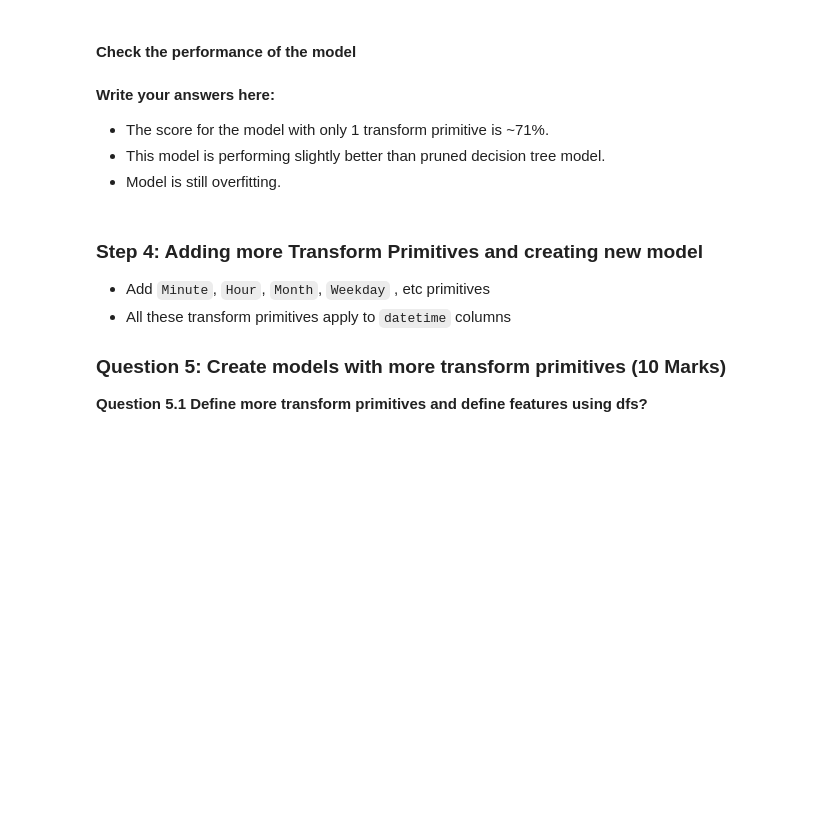
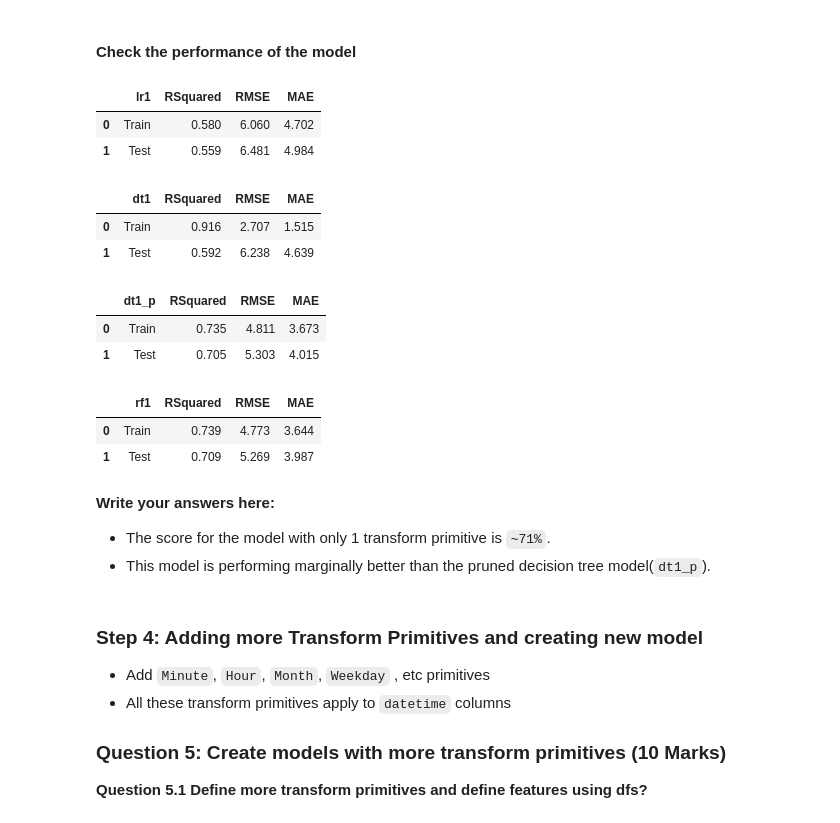
Before and after one commit to AlexHamn/NYC_taxi_ride_duration_prediction, a Jupyter notebook: NYC_Taxi_trip_duration.ipynb, the cells around one changed output. Saved outputs shown, nothing was run; the diff lists cells and outputs as text; code cells hidden in the pictures; blank space fills up the shorter version.

```diff
--- a/NYC_Taxi_trip_duration.ipynb
+++ b/NYC_Taxi_trip_duration.ipynb
@@ -826,12 +835,26 @@ rf.fit(X_train,y_train)
 # %% [markdown]
 #### Check the performance of the model
 # %%
-model_pref(rf, X_train, X_test,y_train,y_test)
+rf1Performance = model_pref(rf, X_train, X_test,y_train,y_test, 'rf1')
+
+display(lr1Performance, dt1Performance, dt1_pPerformance, rf1Performance)
+# %% [output]
+|  | lr1 | RSquared | RMSE | MAE |
+| 0 | Train | 0.580 | 6.060 | 4.702 |
+| 1 | Test | 0.559 | 6.481 | 4.984 |
+|  | dt1 | RSquared | RMSE | MAE |
+| 0 | Train | 0.916 | 2.707 | 1.515 |
+| 1 | Test | 0.592 | 6.238 | 4.639 |
+|  | dt1_p | RSquared | RMSE | MAE |
+| 0 | Train | 0.735 | 4.811 | 3.673 |
+| 1 | Test | 0.705 | 5.303 | 4.015 |
+|  | rf1 | RSquared | RMSE | MAE |
+| 0 | Train | 0.739 | 4.773 | 3.644 |
+| 1 | Test | 0.709 | 5.269 | 3.987 |
 # %% [markdown]
 **Write your answers here:**
-- The score for the model with only 1 transform primitive is ~71%.
-- This model is performing slightly better than pruned decision tree model.
-- Model is still overfitting.
+- The score for the model with only 1 transform primitive is `~71%`.
+- This model is performing marginally better than the pruned decision tree model(`dt1_p`).
 # %% [markdown]
 ### Step 4: Adding more Transform Primitives and creating new model
 
```
Also changed, not shown: parts of 62 cells of this notebook.
